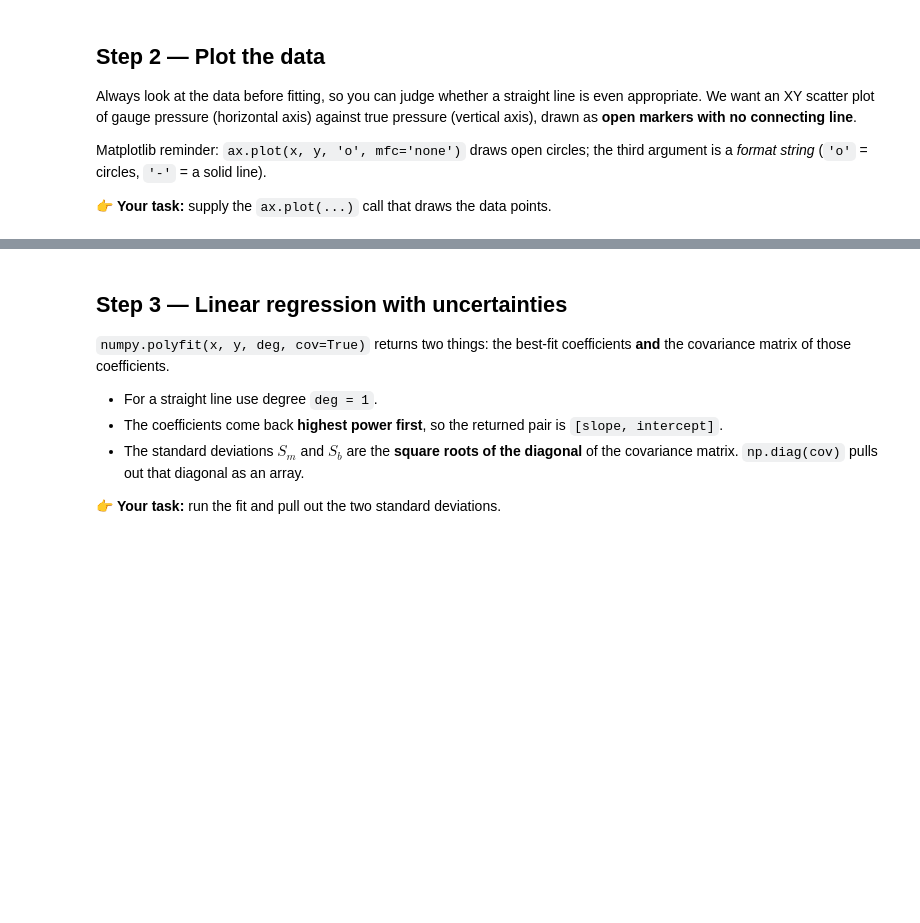
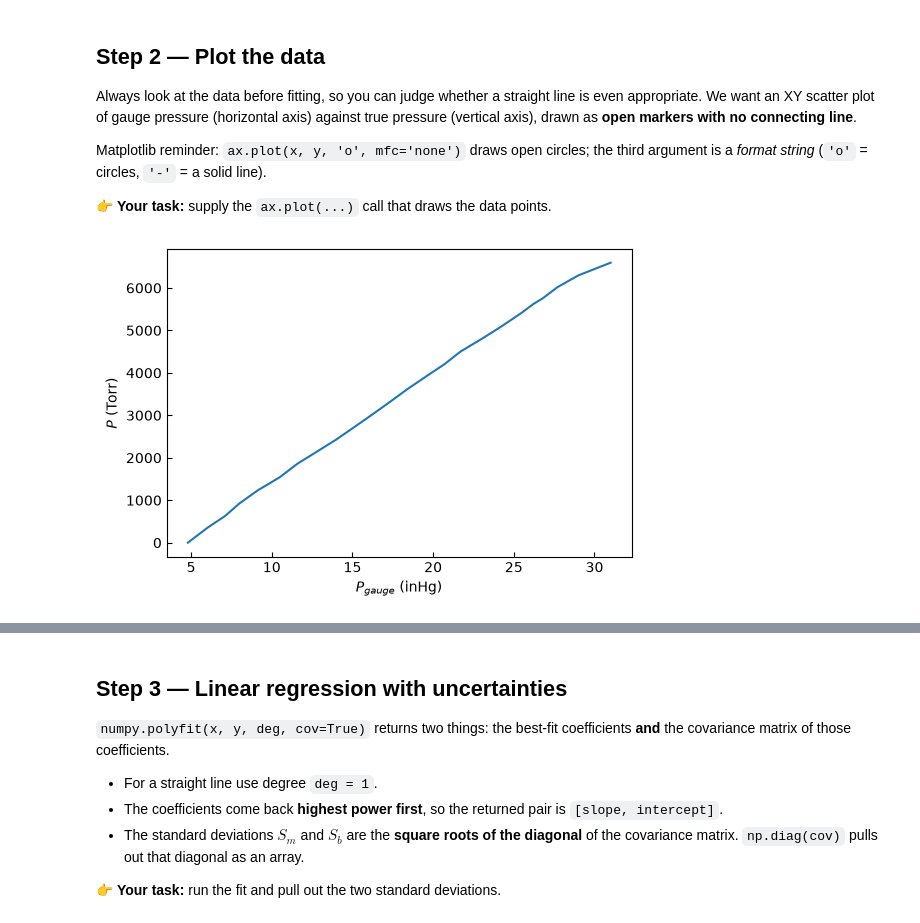
Before and after one commit to FoleyLab/chem3141-book, a Jupyter notebook: _build/jupyter_execute/content/computational_sets/data_analysis_A_linear_regression.ipynb, the cells around one changed output, grey strips where cells are left out. Cells and saved outputs as stored; diff of their text form; code cells hidden in the pictures; blank space fills up the shorter version.

```diff
--- a/_build/jupyter_execute/content/computational_sets/data_analysis_A_linear_regression.ipynb
+++ b/_build/jupyter_execute/content/computational_sets/data_analysis_A_linear_regression.ipynb
@@ -103,10 +111,10 @@ difference is then scaled by the thermal-expansion factor of Eq. (1) to give a r
 therm = 1 - 1.8e-4 * T_C
 
 # x data, in inHg:  atmospheric pressure  -  dial reading
-P_gauge =                  # <-- replace with your expression
+P_gauge =  P_atm_inHg - P_dial                # <-- replace with your expression
 
 # y data, in Torr:  (right column height  -  left column height)  scaled by  therm
-P_torr =                   # <-- replace with your expression
+P_torr =  therm * (h_left - h_right)                 # <-- replace with your expression
 
 print("P_gauge (inHg):", np.round(P_gauge, 2))
 print("P_torr  (Torr):", np.round(P_torr, 1))
@@ -124,10 +138,12 @@ is a *format string* (`'o'` = circles, `'-'` = a solid line).
 # %%
 fig, ax = plt.subplots(figsize=(6, 4))
 
 # Draw the gauge pressure (x) against the true pressure (y) as open circles, no line.
-ax.plot(                   )   # <-- pass x data, y data, and the format string
+ax.plot(P_gauge, P_torr                   )   # <-- pass x data, y data, and the format string
 
 ax.set_xlabel('$P_{gauge}$ (inHg)')
 ax.set_ylabel('$P$ (Torr)')
 ax.tick_params(direction='in')
 plt.show()
+# %% [output]
+[figure, added]
```
Also changed, not shown: parts of 10 cells of this notebook, 15 other files.
